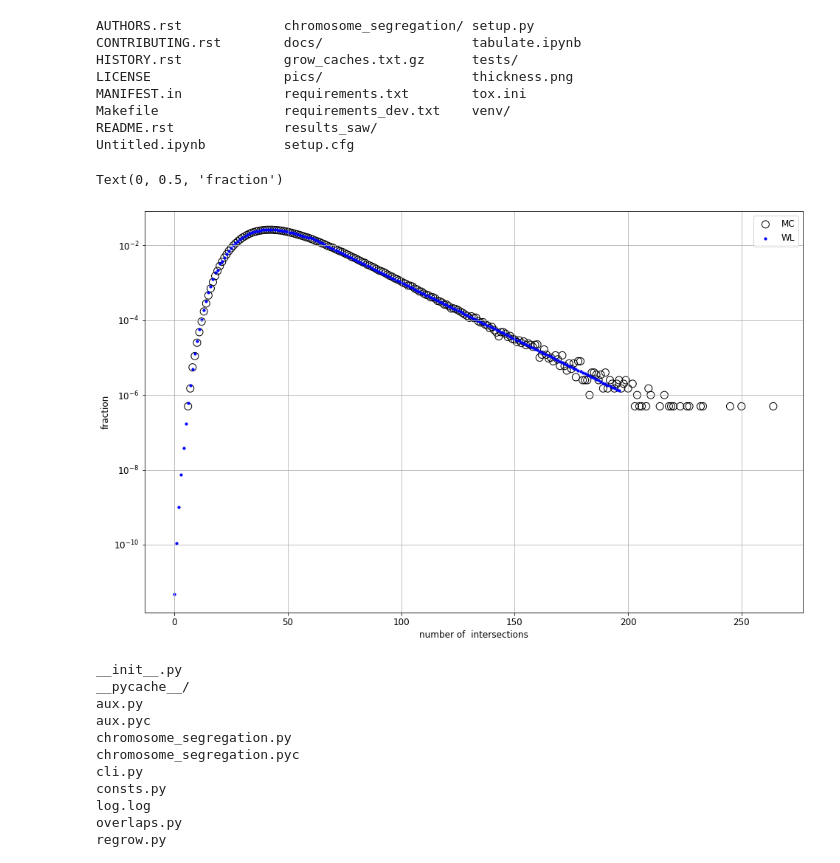
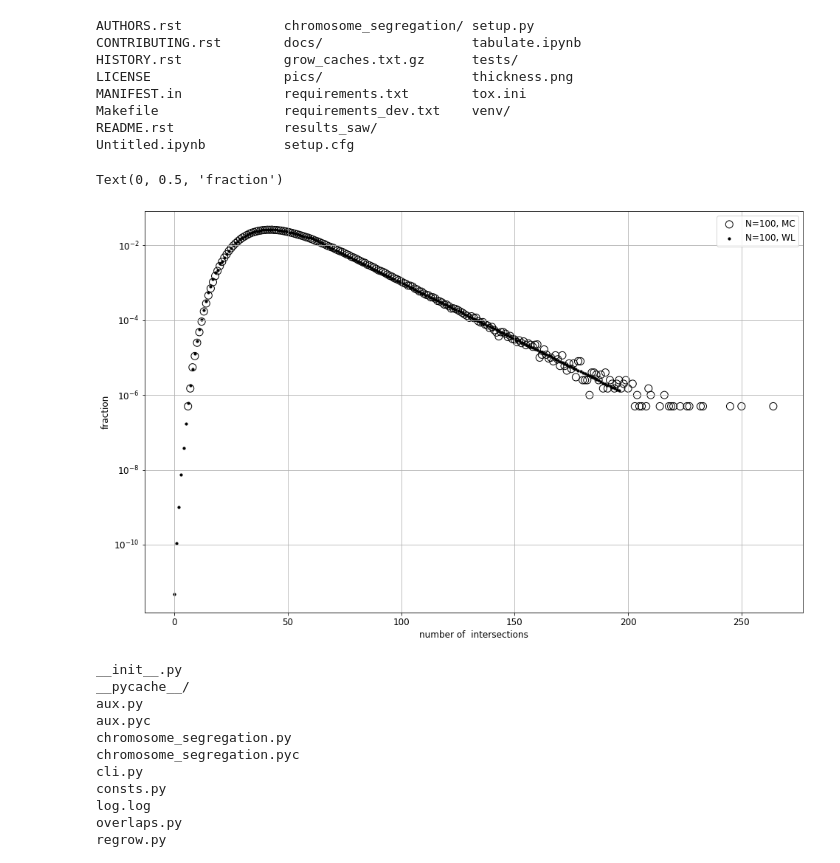
Before and after one commit to raalesir/segregation, a Jupyter notebook: Untitled.ipynb, the cells around one changed output. Saved outputs shown, nothing was run; the diff lists cells and outputs as text; code cells hidden in the pictures.

```diff
--- a/Untitled.ipynb
+++ b/Untitled.ipynb
@@ -546,22 +577,29 @@ Makefile                requirements_dev.txt    venv/
 README.rst              results_saw/
 Untitled.ipynb          setup.cfg
 # %%
-arr1 = np.loadtxt('chromosome_segregation/results/100/run_1/fitted_s.txt')
-counts = np.loadtxt('chromosome_segregation/results/100/run_1/counts.txt')
-bins = np.loadtxt('chromosome_segregation/results/100/run_1/bins.txt')
+arr100 = np.loadtxt('chromosome_segregation/results/100/run_1/fitted_s.txt')
+counts100 = np.loadtxt('chromosome_segregation/results/100/run_1/counts.txt')
+bins100 = np.loadtxt('chromosome_segregation/results/100/run_1/bins.txt')
+
+arr60 = np.loadtxt('chromosome_segregation/results/26/run_1/fitted_s.txt')
+counts60 = np.loadtxt('chromosome_segregation/results/26/run_1/counts.txt')
+bins60 = np.loadtxt('chromosome_segregation/results/26/run_1/bins.txt')
 # %%
 
 plt.figure(figsize=(16,10))
-plt.scatter(bins, counts, marker='o', s=100, edgecolor='black', color='none', label='MC')
-plt.scatter(range(len(arr1)), arr1, s=10, label='WL',  color='blue')
+plt.scatter(bins100, counts100, marker='o', s=100, edgecolor='black', color='none', label='N=100, MC')
+plt.scatter(range(len(arr100)), arr100, s=10, label='N=100, WL',  color='black')
+# plt.scatter(bins60, counts60, marker='o', s=100, edgecolor='red', color='none', label='N=26, MC')
+# plt.scatter(range(len(arr60)), arr60, s=10, label='N=26, WL',  color='red')
+
 plt.yscale('log')
 plt.grid()
 plt.legend()
 plt.xlabel('number of  intersections')
 plt.ylabel('fraction')
 # %% [output]
 Text(0, 0.5, 'fraction')
-[figure, old version]
+[figure, new version]
 # %%
 %ls  chromosome_segregation/
 # %% [output]
```
Also changed, not shown: parts of 35 cells of this notebook.
